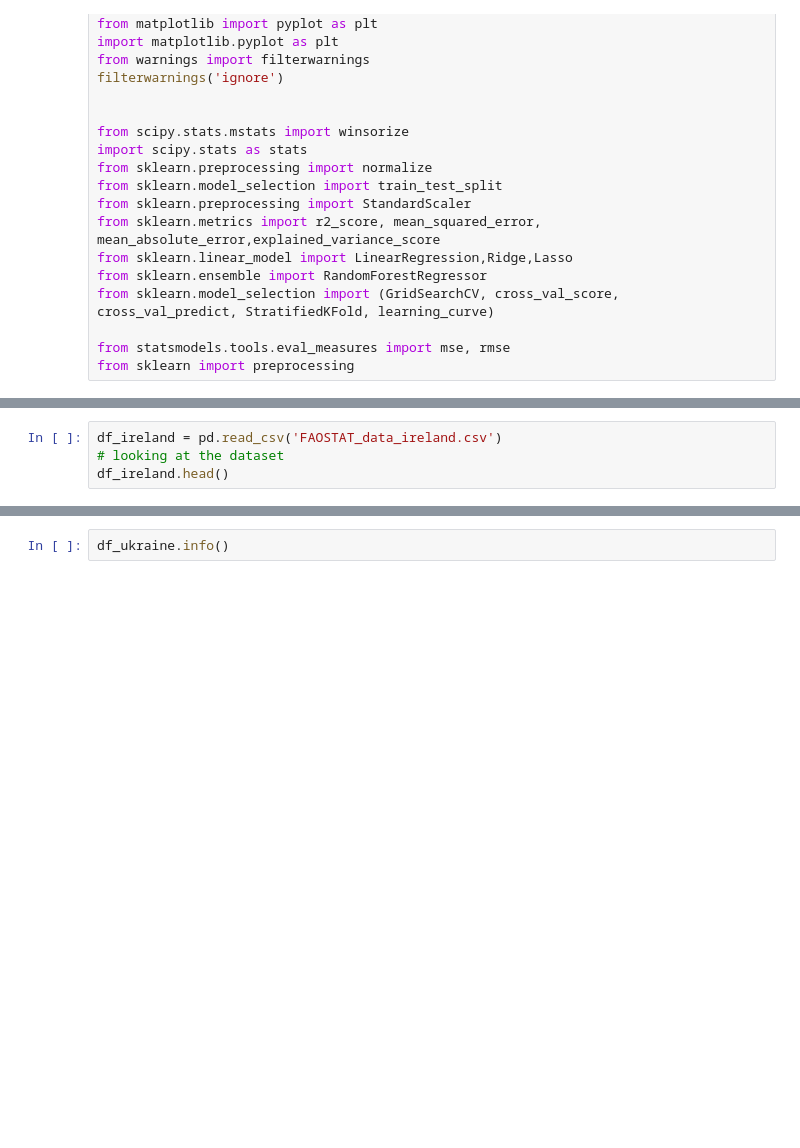
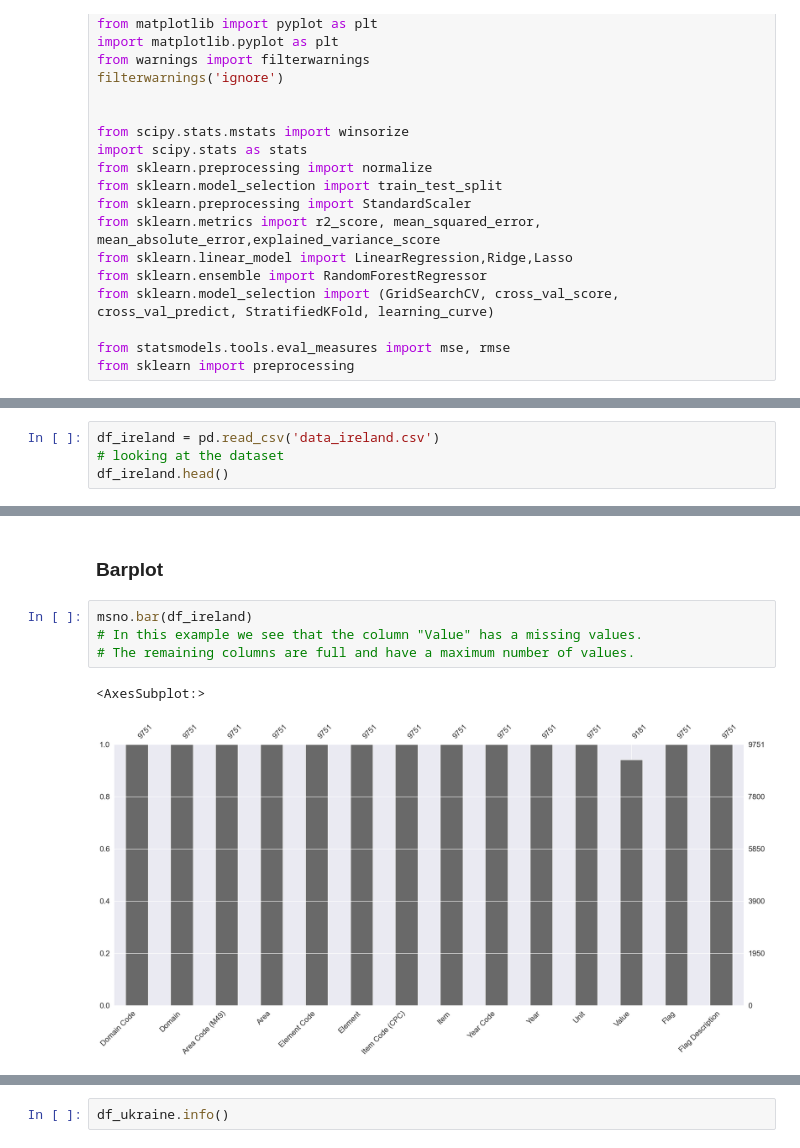
Before and after one commit to Alona-Aldushyna/CA_2, a Jupyter notebook: CA_2.ipynb, the cells around one changed output, grey strips where cells are left out. Cells and saved outputs as stored; diff of their text form; blank space fills up the shorter version.

```diff
--- a/CA_2.ipynb
+++ b/CA_2.ipynb
@@ -40,5 +43,5 @@ from sklearn import preprocessing
 # %%
-df_ireland = pd.read_csv('FAOSTAT_data_ireland.csv')
+df_ireland = pd.read_csv('data_ireland.csv')
 # looking at the dataset
 df_ireland.head()
 # %% [output]
@@ -50,0 +129,9 @@ df_ireland.head()
+# %% [markdown]
+### Barplot
+# %%
+msno.bar(df_ireland)
+# In this example we see that the column "Value" has a missing values.
+# The remaining columns are full and have a maximum number of values.
+# %% [output]
+<AxesSubplot:>
+[figure, added]
```
Also changed, not shown: parts of 109 cells of this notebook, 28 other files.
